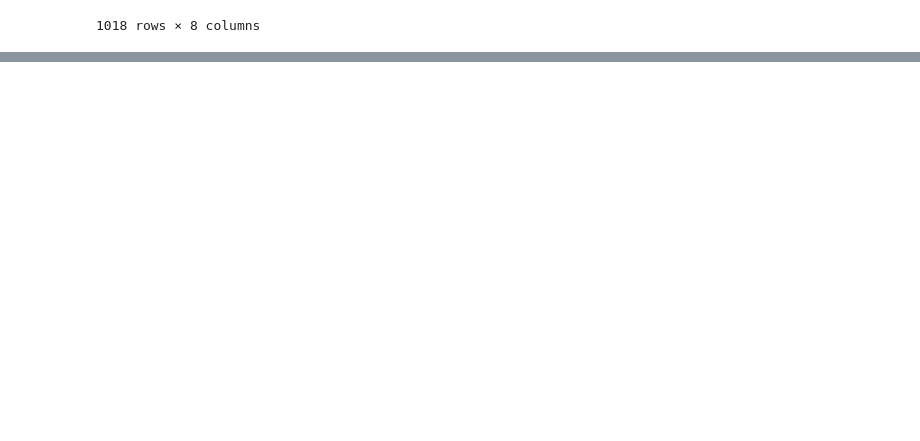
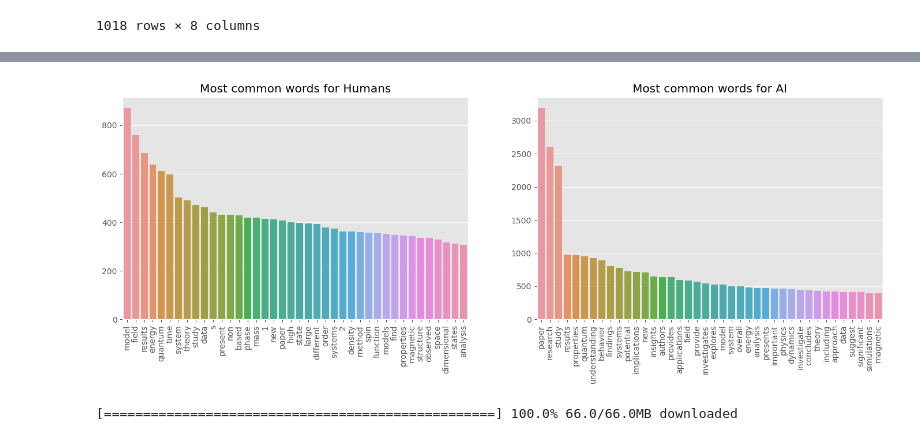
Before and after one commit to do3-173/FDS_Final, a Jupyter notebook: Eda_Preprocessing.ipynb, the cells around one changed output, grey strips where cells are left out. Drawn from its saved outputs; the diff is of its cells as text; code cells hidden in the pictures; blank space fills up the shorter version.

```diff
--- a/Eda_Preprocessing.ipynb
+++ b/Eda_Preprocessing.ipynb
@@ -274,0 +365,33 @@ data
+# %%
+data['abstract_clean'] = data.abstract.apply(lowering)
+data['abstract_clean'] = data.abstract_clean.apply(remove_url)
+data['abstract_clean'] = data.abstract_clean.apply(remove_accents)
+data['abstract_clean'] = data.abstract_clean.apply(remove_punctuation)
+data['abstract_clean'] = data.abstract_clean.apply(remove_extra_spaces)
+data['abstract_clean'] = data.abstract_clean.apply(delete_stopwords)
+# %%
+def most_common_words(data):
+    corpus = [word for i in data['abstract_clean'].str.split().values.tolist() for word in i]
+    most_common = FreqDist(corpus).most_common(40)
+    words, frequency = [], []
+    for word, count in most_common:
+        words.append(word)
+        frequency.append(count)
+    return dict(zip(words, frequency))
+# %%
+most_1_human = most_common_words(data[data['is_ai_generated']==0])
+most_1_ai = most_common_words(data[data['is_ai_generated']==1])
+# %%
+fig, axes = plt.subplots(1,2, figsize = (17,5))
+sns.barplot(x = list(most_1_human.keys()), y = list(most_1_human.values()), ax = axes[0]).set(title="Most common words for Humans")
+sns.barplot(x = list(most_1_ai.keys()), y = list(most_1_ai.values()), ax = axes[1]).set(title="Most common words for AI")
+axes[0].tick_params(axis='x', rotation = 90)
+axes[1].tick_params(axis='x', rotation = 90)
+plt.show()
+# %% [output]
+[figure, added]
+# %%
+import gensim.downloader
+glove = gensim.downloader.load('glove-wiki-gigaword-50')
+# %% [output]
+[==================================================] 100.0% 66.0/66.0MB downloaded
```
Also changed, not shown: parts of 12 cells of this notebook.
